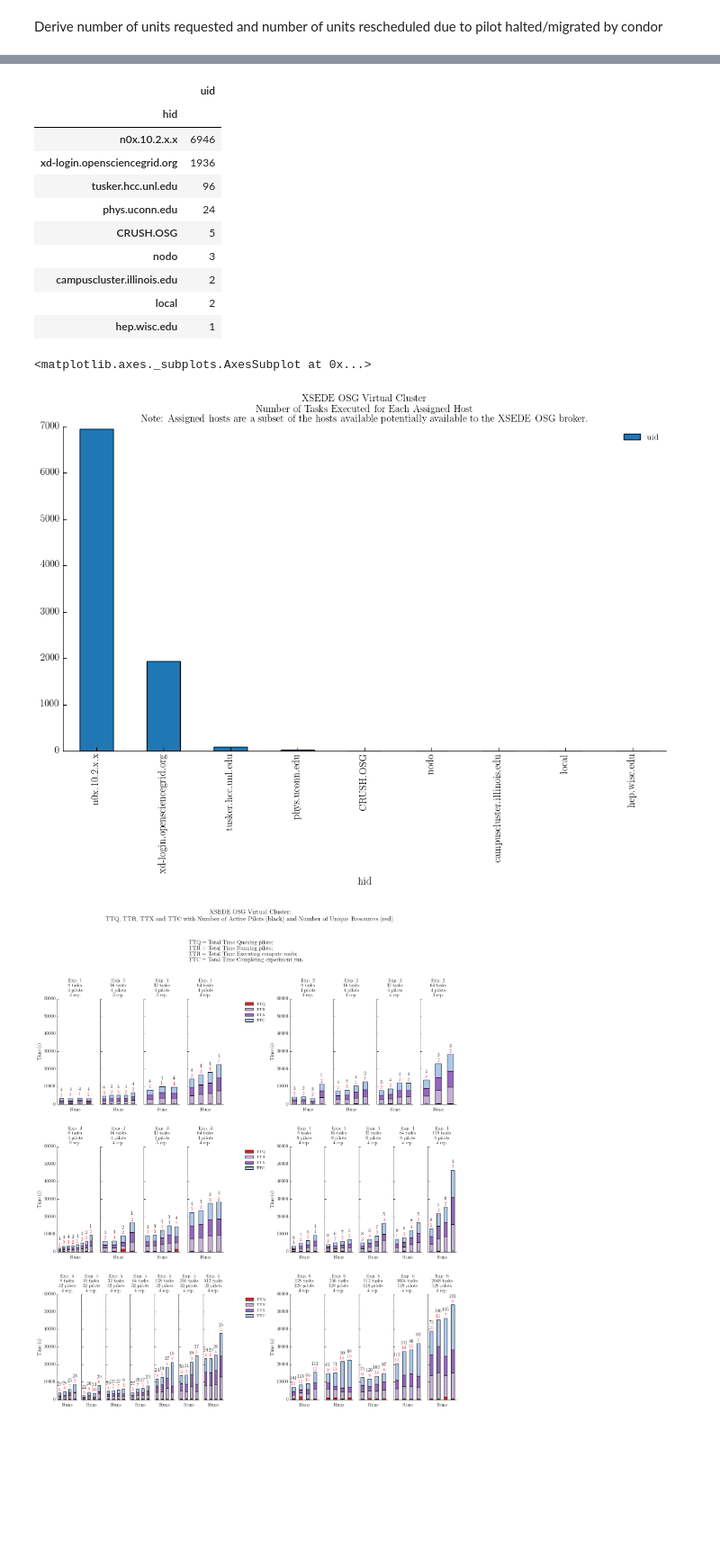
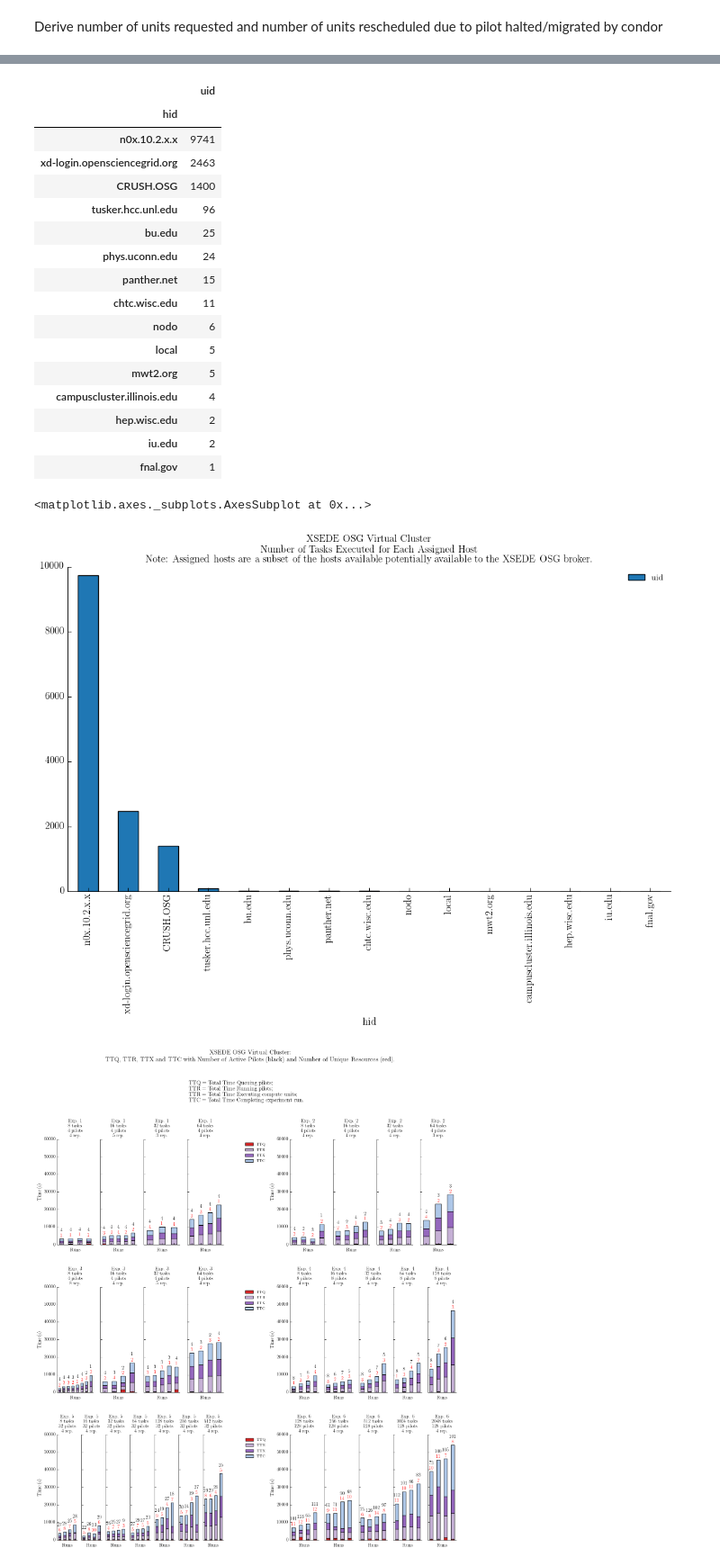
Before and after one commit to yuhonghong7035/radical.analytics, a Jupyter notebook: use_cases/rp_on_osg/analysis_exp1-6.ipynb, the cells around one changed output, grey strips where cells are left out. Shown at 90% size. Drawn from its saved outputs; the diff is of its cells as text; code cells hidden in the pictures; blank space fills up the shorter version.

```diff
--- a/use_cases/rp_on_osg/analysis_exp1-6.ipynb
+++ b/use_cases/rp_on_osg/analysis_exp1-6.ipynb
@@ -137,30 +140,36 @@ us[['hid', 'uid']].groupby('hid').count().sort_values(by='uid', ascending=False)
 # %%
 # TODO: Number of failed Task executions per host (x = hosts; y = number of failed tasks)
 
 fig, ax = fig_setup()
 
 title='XSEDE OSG Virtual Cluster\nNumber of Tasks Executed for Each Assigned Host\n'+\
 'Note: Assigned hosts are a subset of the hosts available potentially available to the XSEDE OSG broker.'
 
-us = units.loc[pippo['U_AGENT_EXECUTING'].isnull()]
+us = units.loc[units['U_AGENT_EXECUTING'].isnull()]
 display(us[['hid', 'uid']].groupby('hid').count().sort_values(by='uid', ascending=False))
 us[['hid', 'uid']].groupby('hid').count().sort_values(by='uid', ascending=False).plot.bar(ax=ax, color=tableau20[0], title=title)
 
 #plt.savefig('figures/osg_nunits_per_host.pdf', dpi=600, bbox_inches='tight')
 # %% [output]
 |  | uid |
 | hid |  |
-| n0x.10.2.x.x | 6946 |
-| xd-login.opensciencegrid.org | 1936 |
+| n0x.10.2.x.x | 9741 |
+| xd-login.opensciencegrid.org | 2463 |
+| CRUSH.OSG | 1400 |
 | tusker.hcc.unl.edu | 96 |
+| bu.edu | 25 |
 | phys.uconn.edu | 24 |
-| CRUSH.OSG | 5 |
-| nodo | 3 |
-| campuscluster.illinois.edu | 2 |
-| local | 2 |
-| hep.wisc.edu | 1 |
+| panther.net | 15 |
+| chtc.wisc.edu | 11 |
+| nodo | 6 |
+| local | 5 |
+| mwt2.org | 5 |
+| campuscluster.illinois.edu | 4 |
+| hep.wisc.edu | 2 |
+| iu.edu | 2 |
+| fnal.gov | 1 |
 <matplotlib.axes._subplots.AxesSubplot at 0x...>
-[figure, old version]
+[figure, new version]
 # %%
 # TODO: Number of requsted pilots Vs number of active pilots (x = sessions; y = integers)
 # %%
```
Also changed, not shown: parts of 19 cells of this notebook, 15 other files.
